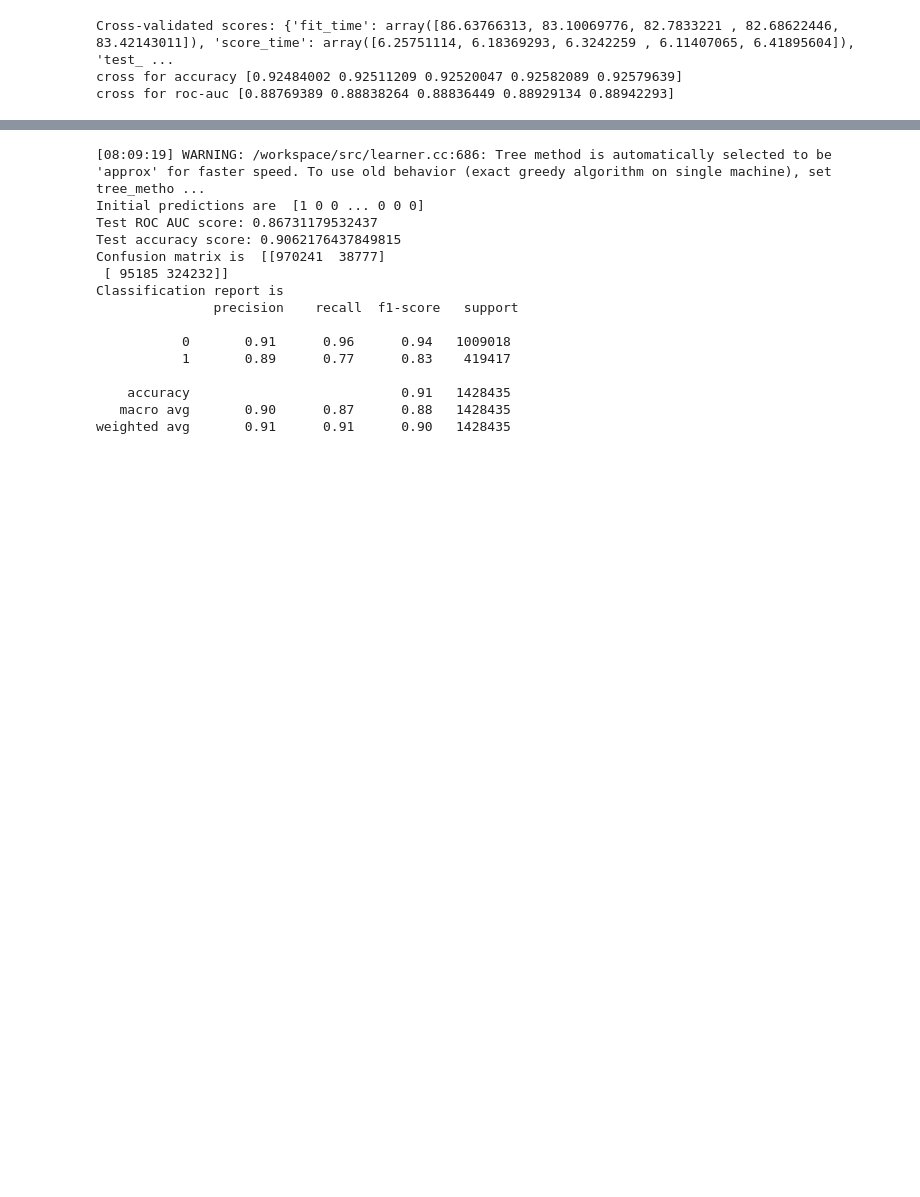
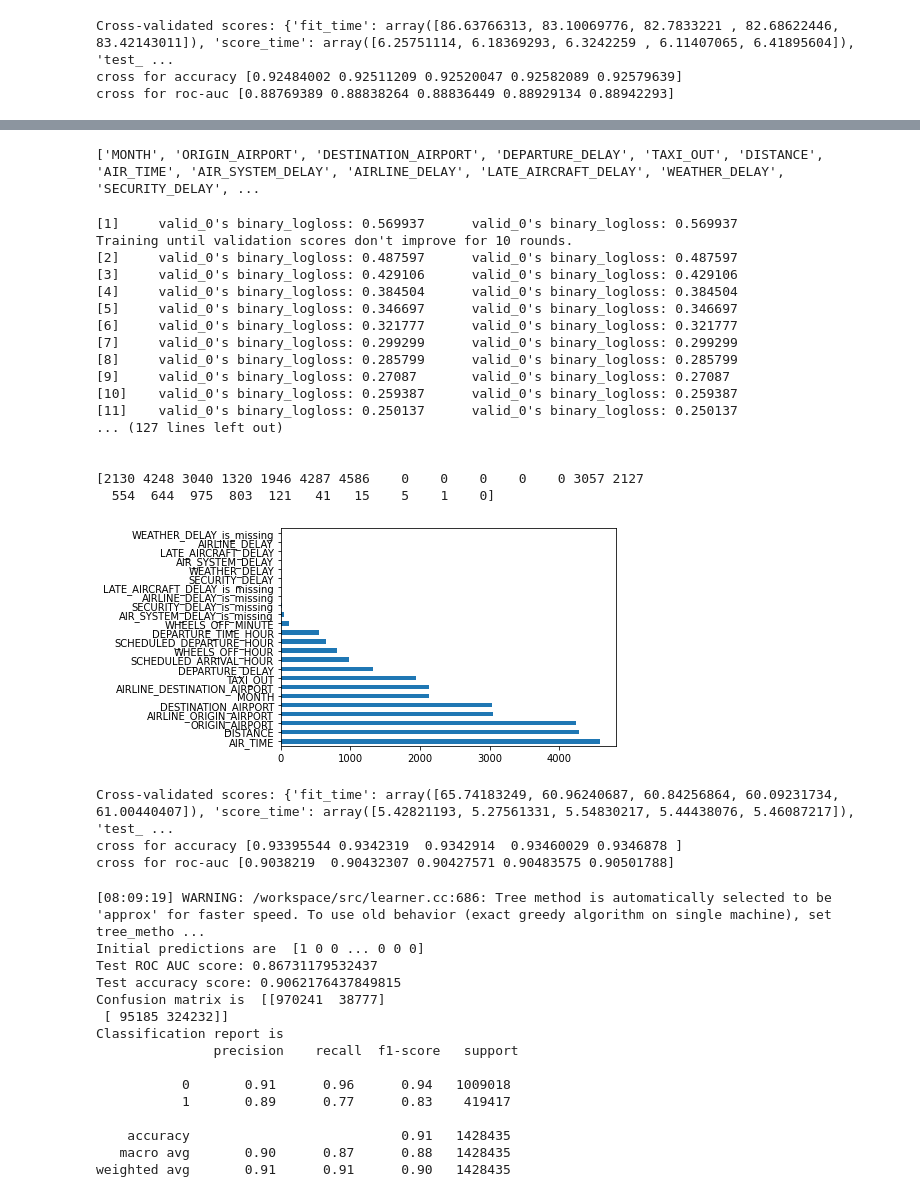
Before and after one commit to bchaithanyasai/PredictLateArrivalsPaper, a Jupyter notebook: Feature_Selection_and_Predictive_Modelling_2015.ipynb, the cells around one changed output, grey strips where cells are left out. Drawn from its saved outputs; the diff is of its cells as text; code cells hidden in the pictures; blank space fills up the shorter version.

```diff
--- a/Feature_Selection_and_Predictive_Modelling_2015.ipynb
+++ b/Feature_Selection_and_Predictive_Modelling_2015.ipynb
@@ -539,0 +520,7 @@ len(indices)
+# %%
+cols=['MONTH','ORIGIN_AIRPORT','DESTINATION_AIRPORT','DEPARTURE_DELAY','TAXI_OUT','DISTANCE','SCHEDULED_TIME',
+'AIR_SYSTEM_DELAY','AIRLINE_DELAY','LATE_AIRCRAFT_DELAY','WEATHER_DELAY','SECURITY_DELAY','AIRLINE_ORIGIN_AIRPORT','AIRLINE_DESTINATION_AIRPORT',
+'DEPARTURE_TIME_HOUR','SCHEDULED_DEPARTURE_HOUR','SCHEDULED_ARRIVAL_HOUR','WHEELS_OFF_HOUR','WHEELS_OFF_MINUTE',
+'AIR_SYSTEM_DELAY_is_missing','SECURITY_DELAY_is_missing','AIRLINE_DELAY_is_missing','LATE_AIRCRAFT_DELAY_is_missing','WEATHER_DELAY_is_missing']
+print(cols)
+print(len(cols))
@@ -896,8 +837,7 @@ cross for accuracy [0.91874966 0.91907598 0.9190821  0.91961326 0.91984778]
 cross for roc-auc [0.87857381 0.87930443 0.87920195 0.87997243 0.8802891 ]
 # %%
 import numpy as np
-indices=np.array([ 0,  2,  3,  4,  5,  6,  7,  8,  9, 10, 12, 13, 14, 15, 16, 17, 18, 19, 22, 23, 24, 25, 26, 28, 29, 34])
-sel_cols=X_train.columns[indices]
+sel_cols=cols
 print(sel_cols)
 
 def runLGBMClassifierModel():
@@ -1364,11 +1280,7 @@ GridSearchCV(cv=3, error_score=nan,
 import numpy as np
 import matplotlib.pyplot as plt
 
-indices=np.array([ 2,  3,  4,  5,  6, 11, 13, 14, 15, 16, 17, 20, 22, 27, 30, 31, 32, 33, 34, 35, 36, 37, 38, 39, 40, 41, 42, 43, 44 , 45, 46, 47, 48, 49, 50])
-#indices=np.array([49, 50])
-
-sel_cols=X_train.columns
-sel_cols=sel_cols.drop('AIR_TIME')
+sel_cols=cols
 print(sel_cols,Y_train.OUTCOME.mean(),Y_test.OUTCOME.mean())
 
 def runLGBMClassifierModel():
@@ -1442,3 +1362,65 @@ cross for roc-auc [0.88769389 0.88838264 0.88836449 0.88929134 0.88942293]
+# %%
+import numpy as np
+import matplotlib.pyplot as plt
+
+sel_cols=cols
+print(sel_cols,Y_train.OUTCOME.mean(),Y_test.OUTCOME.mean())
+
+def runLGBMClassifierModel():
+  model=LGBMClassifier(extra_trees=True,num_iterations=100,bagging_fraction=0.4,feature_fraction=0.7,lambda_l1=3,max_bin=125,min_data_in_leaf=300,num_leaves=300,lambda_l2=8,learning_rate=0.2,max_depth=40)
+  sel_X_train=X_train[sel_cols]
+  sel_X_test=X_test[sel_cols]
+  sel_X_valid=X_valid[sel_cols]
+  eval_set = [(sel_X_test, Y_test)]
+  model.fit(sel_X_train, Y_train, early_stopping_rounds=10, eval_metric="logloss", eval_set=eval_set, verbose=True)
+
+  print("Test dataset:")
+  pred=model.predict(sel_X_test)
+  print("predictions are ",pred)
+  report(Y_test,pred)
+
+  print("\n")
+
+  print("Validation dataset:")
+  pred=model.predict(sel_X_valid)
+  print("predictions are ",pred)
+  report(Y_valid,pred)
+
+
+  print(model.feature_importances_) #use inbuilt class feature_importances of tree based classifiers
+  #plot graph of feature importances for better visualization
+  feat_importances = pd.Series(model.feature_importances_, index=sel_cols)
+  feat_importances.nlargest(26).plot(kind='barh')
+  plt.show()
+
+  X=pd.concat([sel_X_train[:4285506],sel_X_test,sel_X_valid])
+  y=pd.concat([Y_train[:4285506],Y_test,Y_valid])
+  cross_validation(model,X,y)
+
+runLGBMClassifierModel()
+# %% [output]
+['MONTH', 'ORIGIN_AIRPORT', 'DESTINATION_AIRPORT', 'DEPARTURE_DELAY', 'TAXI_OUT', 'DISTANCE', 'AIR_TIME', 'AIR_SYSTEM_DELAY', 'AIRLINE_DELAY', 'LATE_AIRCRAFT_DELAY', 'WEATHER_DELAY', 'SECURITY_DELAY', ...
+[1]     valid_0's binary_logloss: 0.569937      valid_0's binary_logloss: 0.569937
+Training until validation scores don't improve for 10 rounds.
+[2]     valid_0's binary_logloss: 0.487597      valid_0's binary_logloss: 0.487597
+[3]     valid_0's binary_logloss: 0.429106      valid_0's binary_logloss: 0.429106
+[4]     valid_0's binary_logloss: 0.384504      valid_0's binary_logloss: 0.384504
+[5]     valid_0's binary_logloss: 0.346697      valid_0's binary_logloss: 0.346697
+[6]     valid_0's binary_logloss: 0.321777      valid_0's binary_logloss: 0.321777
+[7]     valid_0's binary_logloss: 0.299299      valid_0's binary_logloss: 0.299299
+[8]     valid_0's binary_logloss: 0.285799      valid_0's binary_logloss: 0.285799
+[9]     valid_0's binary_logloss: 0.27087       valid_0's binary_logloss: 0.27087
+[10]    valid_0's binary_logloss: 0.259387      valid_0's binary_logloss: 0.259387
+[11]    valid_0's binary_logloss: 0.250137      valid_0's binary_logloss: 0.250137
+... (127 lines left out)
+
+
+[2130 4248 3040 1320 1946 4287 4586    0    0    0    0    0 3057 2127
+  554  644  975  803  121   41   15    5    1    0]
+[figure, added]
+Cross-validated scores: {'fit_time': array([65.74183249, 60.96240687, 60.84256864, 60.09231734, 61.00440407]), 'score_time': array([5.42821193, 5.27561331, 5.54830217, 5.44438076, 5.46087217]), 'test_ ...
+cross for accuracy [0.93395544 0.9342319  0.9342914  0.93460029 0.9346878 ]
+cross for roc-auc [0.9038219  0.90432307 0.90427571 0.90483575 0.90501788]
 # %%
 def runXGBoostModel():
   # fit model no training data
```
Also changed, not shown: parts of 23 cells of this notebook.
